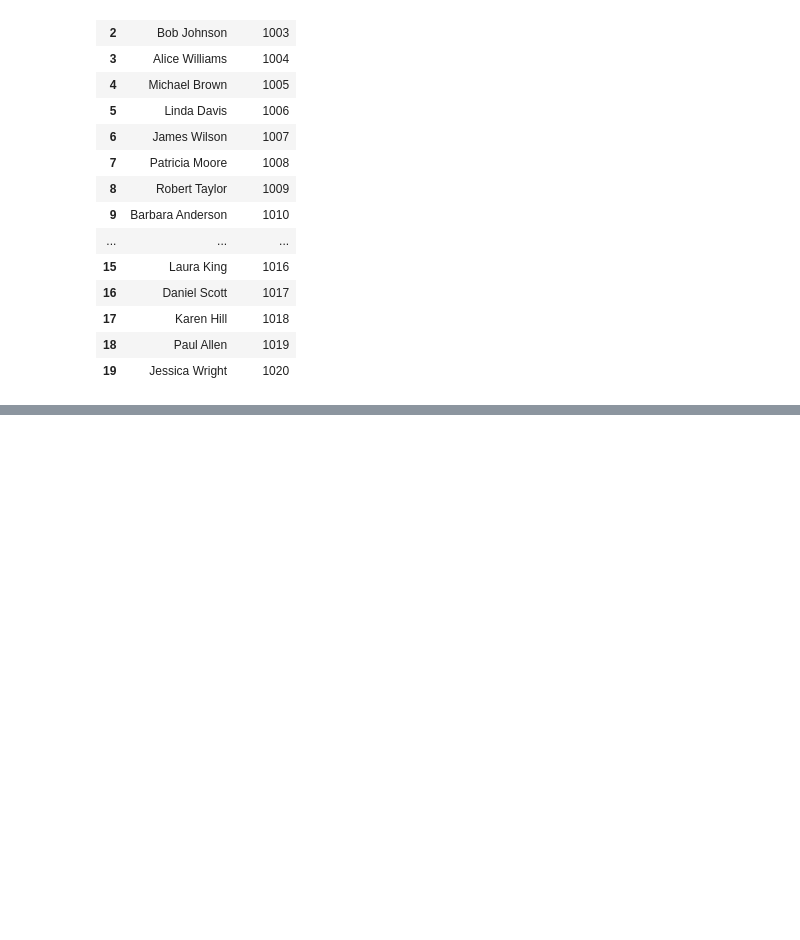
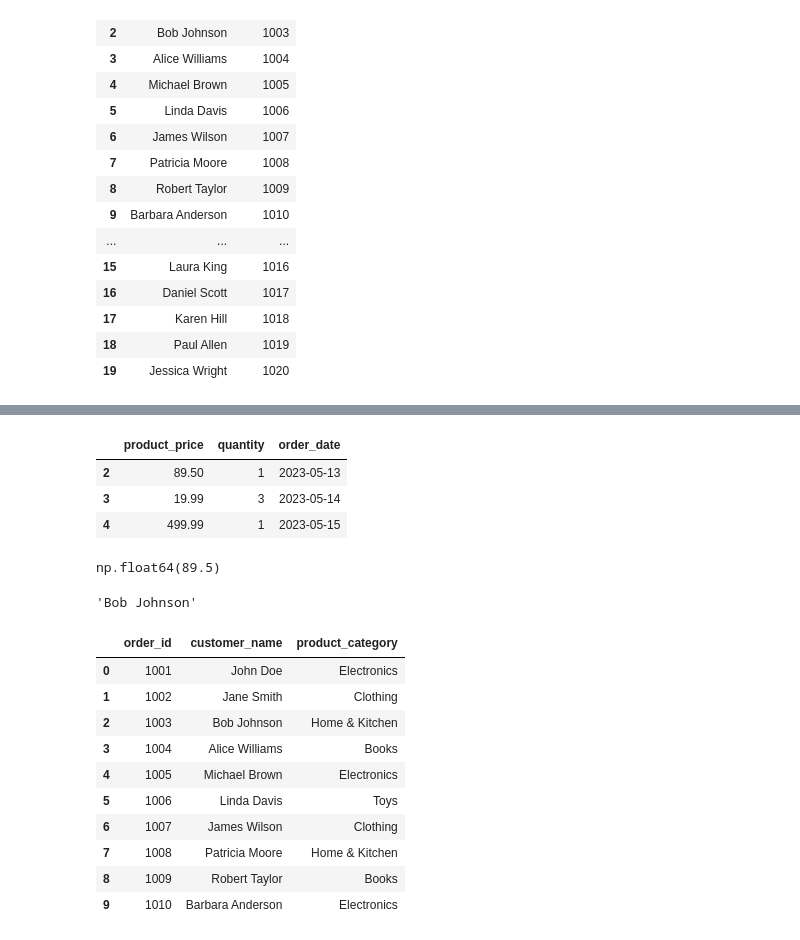
Before and after one commit to Md-Maruf-1727/LearningPractices, a Jupyter notebook: Pandas/Pandas6.ipynb, the cells around one changed output, grey strips where cells are left out. Cells and saved outputs as stored; diff of their text form; code cells hidden in the pictures; blank space fills up the shorter version.

```diff
--- a/Pandas/Pandas6.ipynb
+++ b/Pandas/Pandas6.ipynb
@@ -410,0 +420,33 @@ main_dataset[['customer_name', 'order_id']]
+# %%
+#25.Position ব্যবহার করে নির্দিষ্ট row এবং column এর মান বের করো।
+main_dataset.iloc[2:5, 3:6]
+# %% [output]
+|  | product_price | quantity | order_date |
+| 2 | 89.50 | 1 | 2023-05-13 |
+| 3 | 19.99 | 3 | 2023-05-14 |
+| 4 | 499.99 | 1 | 2023-05-15 |
+# %%
+#26.Fast single value selection ব্যবহার করে নির্দিষ্ট row-column এর মান বের করো।
+main_dataset.at[2, 'product_price']
+# %% [output]
+np.float64(89.5)
+# %%
+#27.Position-based fast single value selection ব্যবহার করো।
+main_dataset.iloc[2,1]
+# %% [output]
+'Bob Johnson'
+# %%
+#28.প্রথম 10 row এবং প্রথম 3 column বের করো।
+main_dataset.iloc[0:10,0:3]
+# %% [output]
+|  | order_id | customer_name | product_category |
+| 0 | 1001 | John Doe | Electronics |
+| 1 | 1002 | Jane Smith | Clothing |
+| 2 | 1003 | Bob Johnson | Home & Kitchen |
+| 3 | 1004 | Alice Williams | Books |
+| 4 | 1005 | Michael Brown | Electronics |
+| 5 | 1006 | Linda Davis | Toys |
+| 6 | 1007 | James Wilson | Clothing |
+| 7 | 1008 | Patricia Moore | Home & Kitchen |
+| 8 | 1009 | Robert Taylor | Books |
+| 9 | 1010 | Barbara Anderson | Electronics |
```
Also changed, not shown: parts of 21 cells of this notebook.
